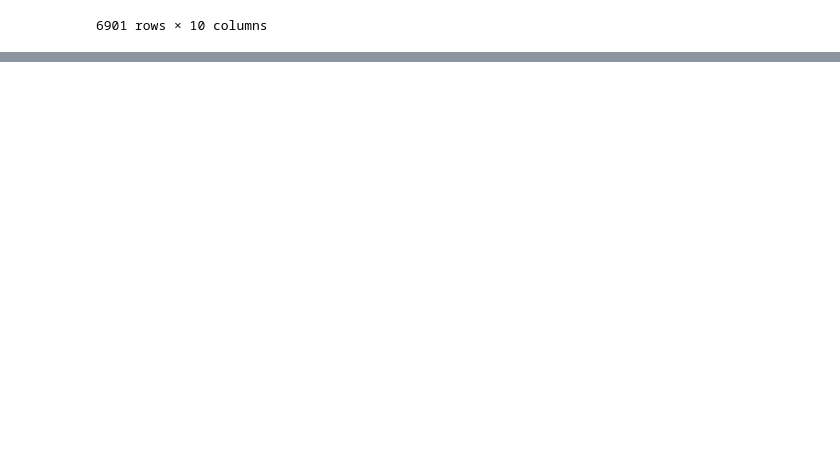
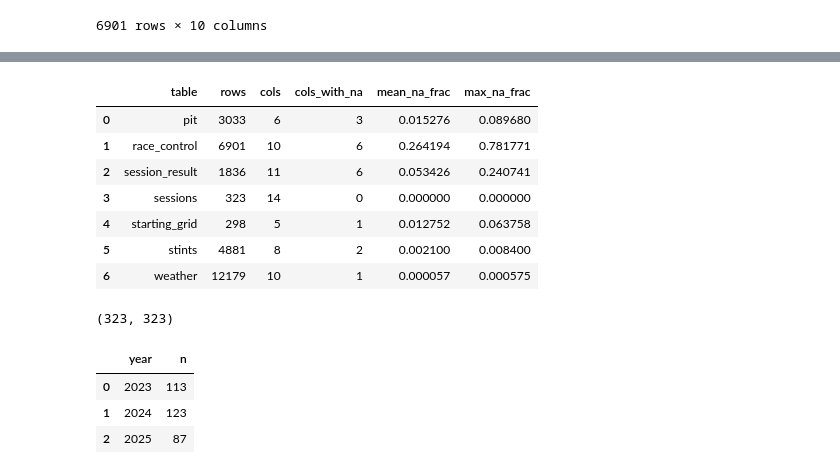
Before and after one commit to NoxFort1/F1-AI, a Jupyter notebook: notebooks/01_eda.ipynb, the cells around one changed output, grey strips where cells are left out. Saved outputs shown, nothing was run; the diff lists cells and outputs as text; code cells hidden in the pictures; blank space fills up the shorter version.

Commit message:
feat(eda): general validations, session filtering, strategy checks)

```diff
--- a/notebooks/01_eda.ipynb
+++ b/notebooks/01_eda.ipynb
@@ -433,0 +403,18 @@ pd.DataFrame(summary)
+# %%
+tables = {
+    'sessions':       sessions_df,
+    'stints':         stints_df,
+    'pit':            pit_df,
+    'weather':        weather_df,
+    'starting_grid':  starting_grid_df,
+    'session_result': session_result_df,
+    'race_control':   race_control_df,
+}
+
+table_counts = pd.DataFrame({
+    'table': list(tables.keys()),
+    'rows':  [len(t) for t in tables.values()],
+    'cols':  [t.shape[1] for t in tables.values()],
+}).sort_values('table').reset_index(drop=True)
+
+table_counts
@@ -433,0 +482,23 @@ pd.DataFrame(summary)
+# %%
+na_report = pd.DataFrame([
+    {
+        'table':        name,
+        'rows':         len(df),
+        'cols':         df.shape[1],
+        'cols_with_na':  int((df.isna().mean() > 0).sum()),
+        'mean_na_frac': float(df.isna().mean().mean()),
+        'max_na_frac':  float(df.isna().mean().max()),
+    }
+    for name, df in tables.items()
+]).sort_values('table').reset_index(drop=True)
+
+na_report
+# %% [output]
+|  | table | rows | cols | cols_with_na | mean_na_frac | max_na_frac |
+| 0 | pit | 3033 | 6 | 3 | 0.015276 | 0.089680 |
+| 1 | race_control | 6901 | 10 | 6 | 0.264194 | 0.781771 |
+| 2 | session_result | 1836 | 11 | 6 | 0.053426 | 0.240741 |
+| 3 | sessions | 323 | 14 | 0 | 0.000000 | 0.000000 |
+| 4 | starting_grid | 298 | 5 | 1 | 0.012752 | 0.063758 |
+| 5 | stints | 4881 | 8 | 2 | 0.002100 | 0.008400 |
+| 6 | weather | 12179 | 10 | 1 | 0.000057 | 0.000575 |
@@ -433,0 +507,16 @@ pd.DataFrame(summary)
+# %%
+keep_cols = [c for c in ['session_key', 'meeting_key', 'year', 'session_name', 'date_start'] if c in sessions_ref.columns]
+sessions_ref = sessions_ref[keep_cols].sort_values(['year', 'session_key']).reset_index(drop=True)
+session_keys = sessions_ref['session_key'].tolist()
+
+len(sessions_ref), len(session_keys)
+# %% [output]
+(323, 323)
+# %%
+sessions_per_year = sessions_ref.groupby('year').size().rename('n').reset_index()
+sessions_per_year
+# %% [output]
+|  | year | n |
+| 0 | 2023 | 113 |
+| 1 | 2024 | 123 |
+| 2 | 2025 | 87 |
```
Also changed, not shown: parts of 11 cells of this notebook.
